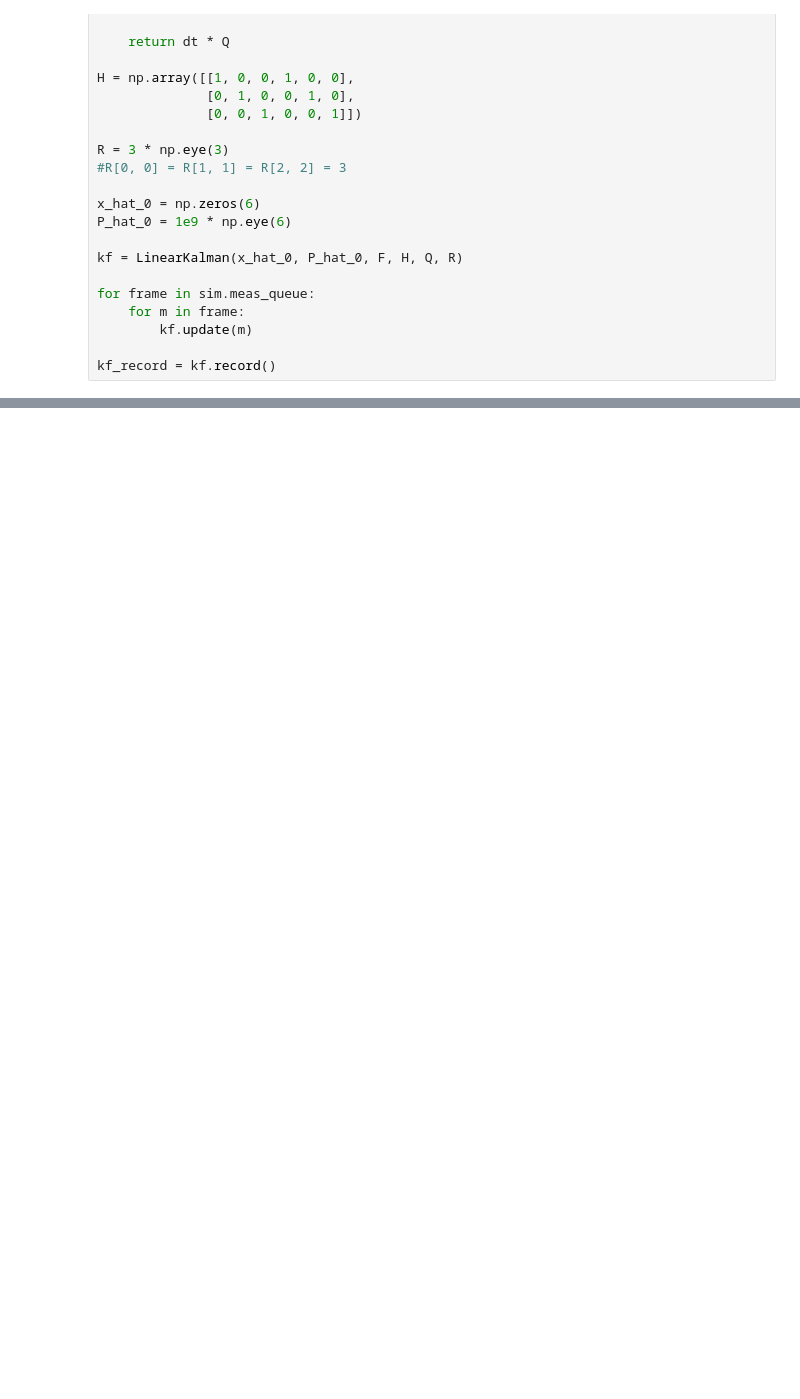
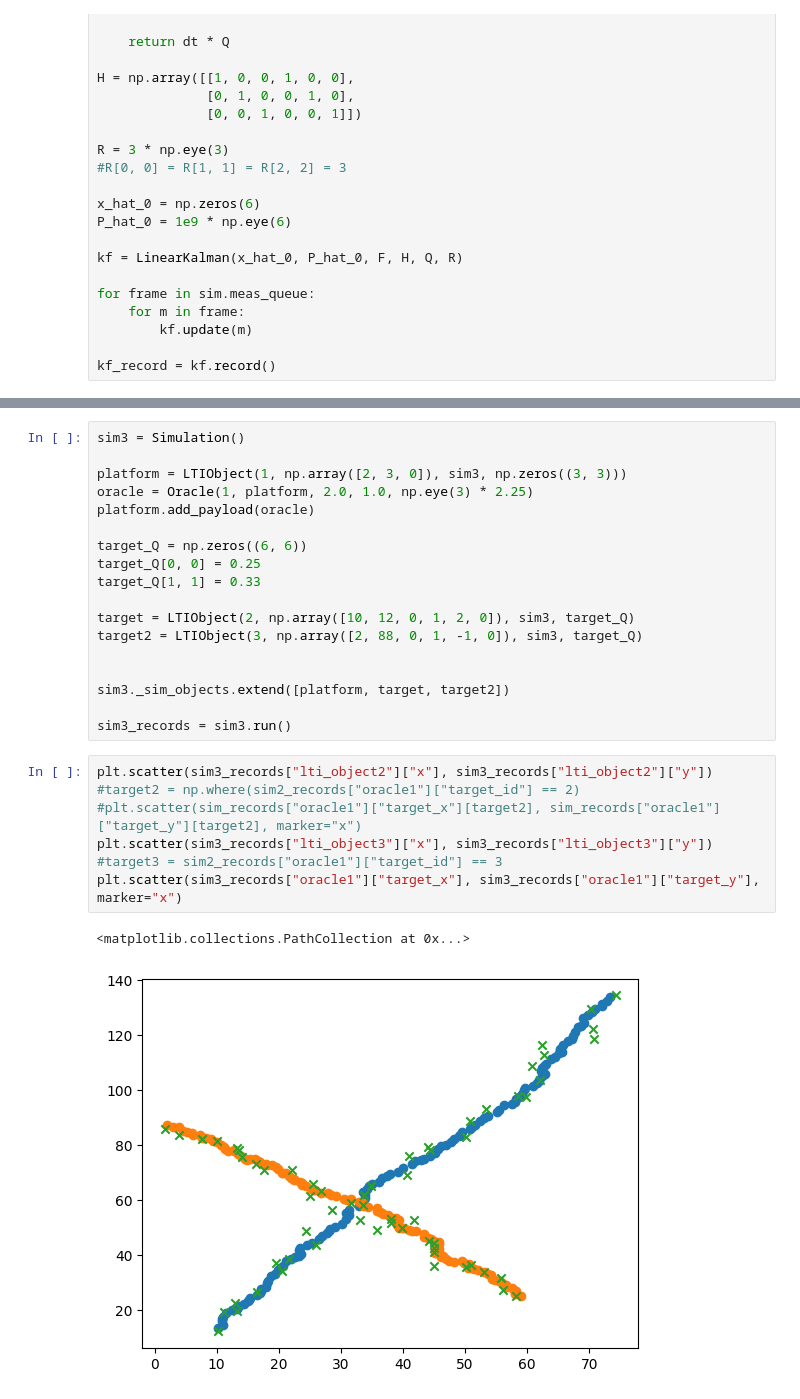
Before and after one commit to eholmgre/tda, a Jupyter notebook: notebook/Untitled.ipynb, the cells around one changed output, grey strips where cells are left out. Saved outputs shown, nothing was run; the diff lists cells and outputs as text; blank space fills up the shorter version.

```diff
--- a/notebook/Untitled.ipynb
+++ b/notebook/Untitled.ipynb
@@ -90,0 +151,28 @@ axs[1].plot(kf_record["t"], kf_record["x_hat"][:, 1], color="red", label="filter
+# %%
+sim3 = Simulation()
+
+platform = LTIObject(1, np.array([2, 3, 0]), sim3, np.zeros((3, 3)))
+oracle = Oracle(1, platform, 2.0, 1.0, np.eye(3) * 2.25)
+platform.add_payload(oracle)
+
+target_Q = np.zeros((6, 6))
+target_Q[0, 0] = 0.25
+target_Q[1, 1] = 0.33
+
+target = LTIObject(2, np.array([10, 12, 0, 1, 2, 0]), sim3, target_Q)
+target2 = LTIObject(3, np.array([2, 88, 0, 1, -1, 0]), sim3, target_Q)
+
+
+sim3._sim_objects.extend([platform, target, target2])
+
+sim3_records = sim3.run()
+# %%
+plt.scatter(sim3_records["lti_object2"]["x"], sim3_records["lti_object2"]["y"])
+#target2 = np.where(sim2_records["oracle1"]["target_id"] == 2)
+#plt.scatter(sim_records["oracle1"]["target_x"][target2], sim_records["oracle1"]["target_y"][target2], marker="x")
+plt.scatter(sim3_records["lti_object3"]["x"], sim3_records["lti_object3"]["y"])
+#target3 = sim2_records["oracle1"]["target_id"] == 3
+plt.scatter(sim3_records["oracle1"]["target_x"], sim3_records["oracle1"]["target_y"], marker="x")
+# %% [output]
+<matplotlib.collections.PathCollection at 0x...>
+[figure, added]
```
Also changed, not shown: parts of 8 cells of this notebook, 6 other files.
